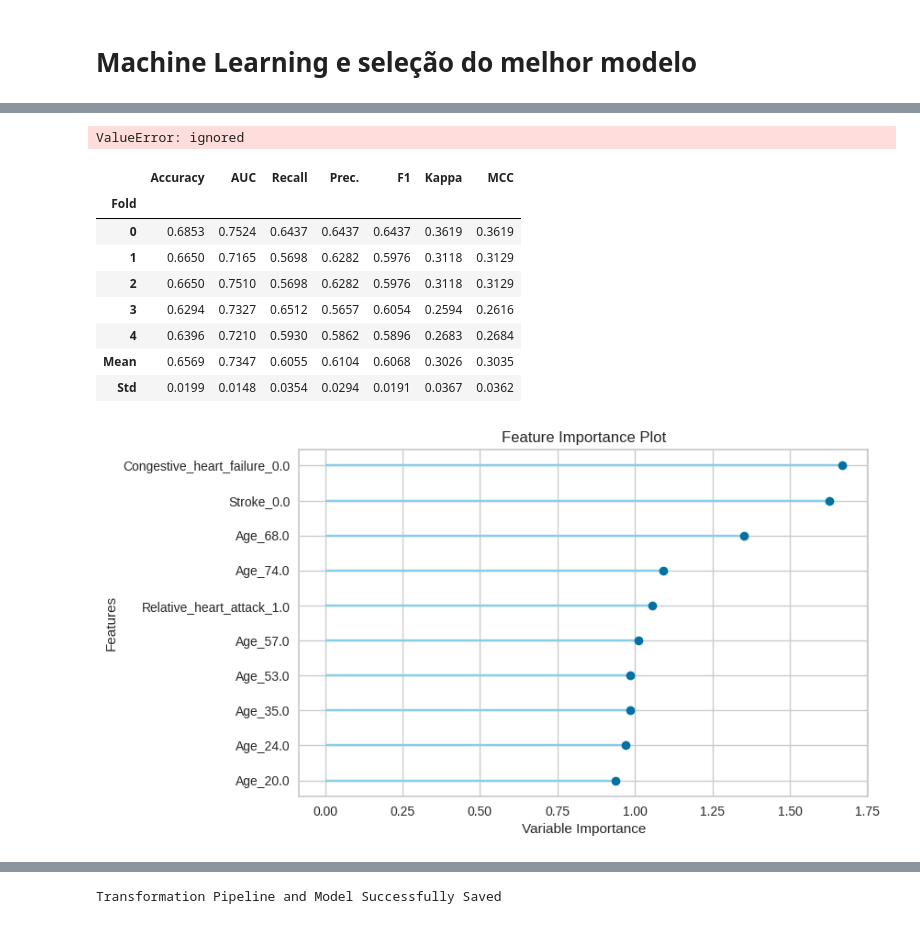
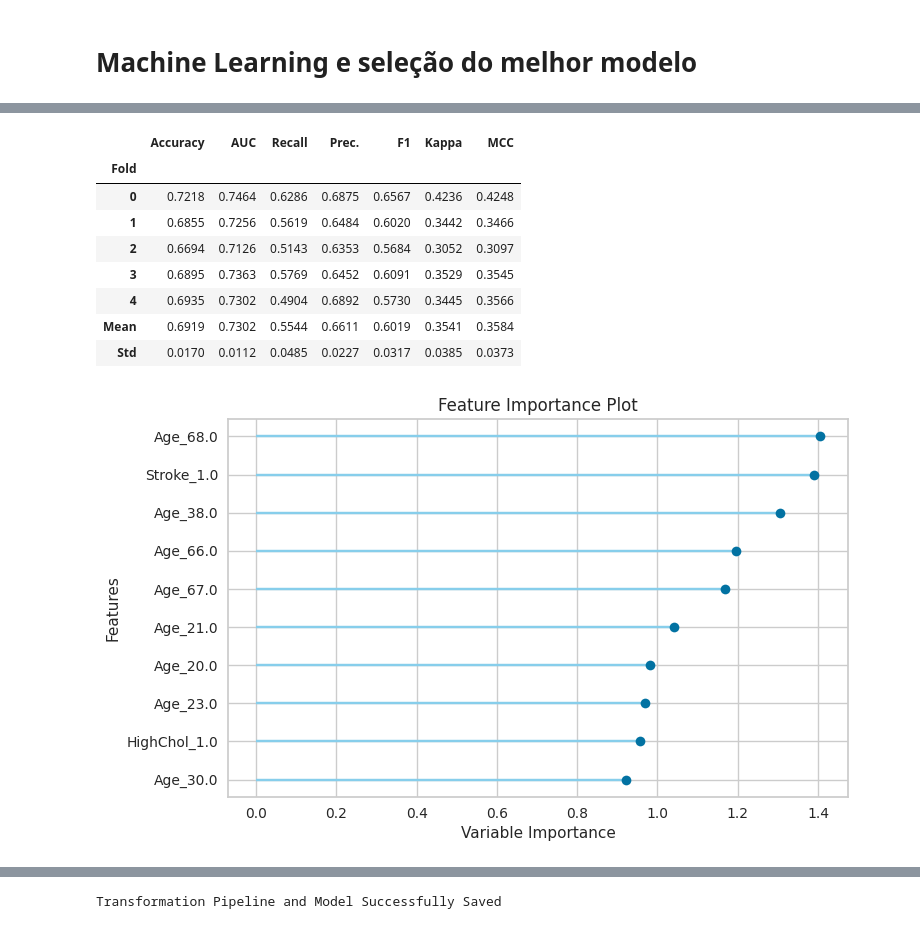
Before and after one commit to giu-ferreira-cientista/streamlit-ranking-plot, a Jupyter notebook: notebooks/ML_Hipertensao.ipynb, the cells around one changed output, grey strips where cells are left out. Cells and saved outputs as stored; diff of their text form; code cells hidden in the pictures.

```diff
--- a/notebooks/ML_Hipertensao.ipynb
+++ b/notebooks/ML_Hipertensao.ipynb
@@ -289,25 +303,21 @@ plot_model(model)
-# %%
-plot_model(model, 'confusion matrix')
-# %% [output]
-ValueError: ignored
 # %%
-tuned_lr = tune_model(model
+tuned_lda = tune_model(model
                       ,fold = 5
                       ,optimize = 'AUC')
 # %% [output]
 |  | Accuracy | AUC | Recall | Prec. | F1 | Kappa | MCC |
 | Fold |  |  |  |  |  |  |  |
-| 0 | 0.6853 | 0.7524 | 0.6437 | 0.6437 | 0.6437 | 0.3619 | 0.3619 |
-| 1 | 0.6650 | 0.7165 | 0.5698 | 0.6282 | 0.5976 | 0.3118 | 0.3129 |
-| 2 | 0.6650 | 0.7510 | 0.5698 | 0.6282 | 0.5976 | 0.3118 | 0.3129 |
-| 3 | 0.6294 | 0.7327 | 0.6512 | 0.5657 | 0.6054 | 0.2594 | 0.2616 |
-| 4 | 0.6396 | 0.7210 | 0.5930 | 0.5862 | 0.5896 | 0.2683 | 0.2684 |
-| Mean | 0.6569 | 0.7347 | 0.6055 | 0.6104 | 0.6068 | 0.3026 | 0.3035 |
-| Std | 0.0199 | 0.0148 | 0.0354 | 0.0294 | 0.0191 | 0.0367 | 0.0362 |
+| 0 | 0.7218 | 0.7464 | 0.6286 | 0.6875 | 0.6567 | 0.4236 | 0.4248 |
+| 1 | 0.6855 | 0.7256 | 0.5619 | 0.6484 | 0.6020 | 0.3442 | 0.3466 |
+| 2 | 0.6694 | 0.7126 | 0.5143 | 0.6353 | 0.5684 | 0.3052 | 0.3097 |
+| 3 | 0.6895 | 0.7363 | 0.5769 | 0.6452 | 0.6091 | 0.3529 | 0.3545 |
+| 4 | 0.6935 | 0.7302 | 0.4904 | 0.6892 | 0.5730 | 0.3445 | 0.3566 |
+| Mean | 0.6919 | 0.7302 | 0.5544 | 0.6611 | 0.6019 | 0.3541 | 0.3584 |
+| Std | 0.0170 | 0.0112 | 0.0485 | 0.0227 | 0.0317 | 0.0385 | 0.0373 |
 # %%
-plot_model(estimator = tuned_lr, plot = 'feature')
+plot_model(estimator = tuned_lda, plot = 'feature')
 # %% [output]
-[figure, old version]
+[figure, new version]
 # %%
 predict_model(model, data=df)
 # %% [output]
```
Also changed, not shown: parts of 20 cells of this notebook, 9 other files.
